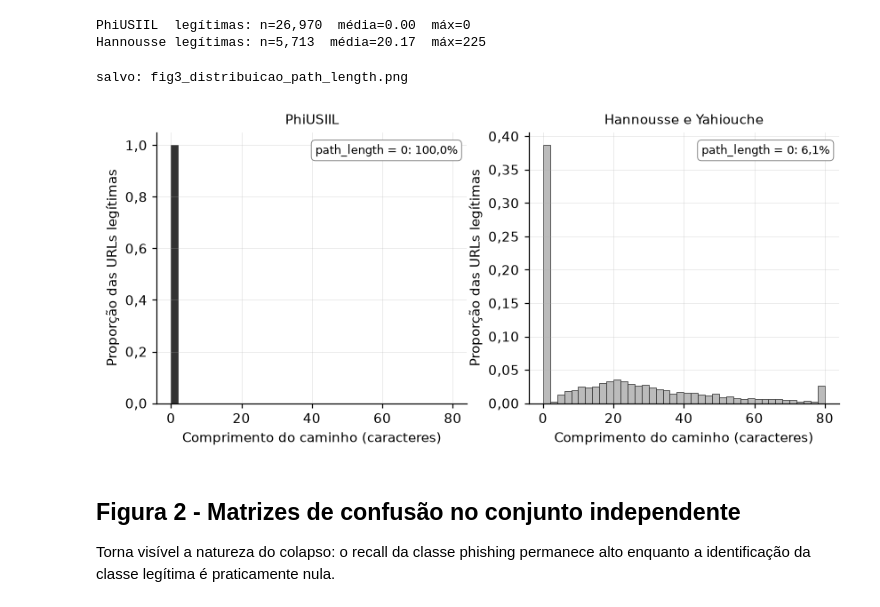
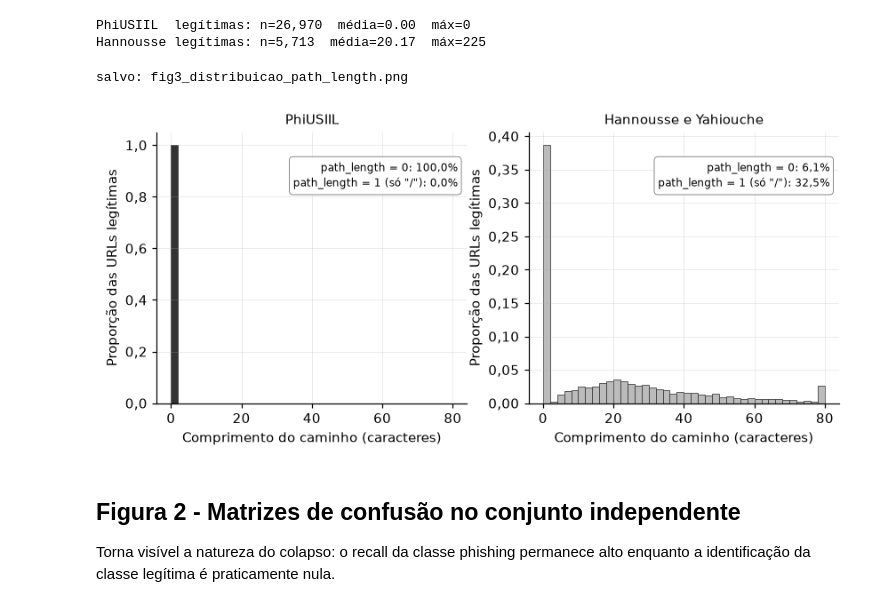
Before and after one commit to mduda-mac/tcc-phishing, a Jupyter notebook: notebooks/03_figuras.ipynb, the cells around one changed output. Saved outputs shown, nothing was run; the diff lists cells and outputs as text; code cells hidden in the pictures.

Commit message:
Figura 3: caixa com caminho vazio e caminho só com barra
Co-Authored-By: Claude Opus 5.5 <noreply@anthropic.com>

```diff
--- a/notebooks/03_figuras.ipynb
+++ b/notebooks/03_figuras.ipynb
@@ -146,36 +146,39 @@ Hannousse legítimas: n=5,713  média=20.17  máx=225
 # Eixos verticais independentes e escala em proporção: os dois conjuntos têm
 # tamanhos muito diferentes, e uma escala compartilhada em contagem absoluta
 # tornaria o painel do Hannousse ilegível.
 fig, (ax1, ax2) = plt.subplots(1, 2, figsize=(9, 3.6))
 
 limite = 80
 bins = np.linspace(0, limite, 41)
 
 for ax, dados, titulo, cor in [
     (ax1, leg_phiusiil, "PhiUSIIL", CINZA_ESCURO),
     (ax2, leg_hannousse, "Hannousse e Yahiouche", CINZA_CLARO),
 ]:
     pesos = np.ones(len(dados)) / len(dados)
     ax.hist(dados.clip(upper=limite), bins=bins, weights=pesos, color=cor,
             edgecolor=CINZA_ESCURO, linewidth=0.5)
     ax.set_xlabel("Comprimento do caminho (caracteres)")
     ax.set_title(titulo, fontsize=10)
     prop_zero = (dados == 0).mean()
-    ax.text(0.97, 0.92, f"path_length = 0: {br(prop_zero * 100, 1)}%",
-            transform=ax.transAxes, ha="right", fontsize=8.5,
+    prop_barra = (dados == 1).mean()
+    ax.text(0.97, 0.80,
+            f"path_length = 0: {br(prop_zero * 100, 1)}%\n"
+            f"path_length = 1 (só \"/\"): {br(prop_barra * 100, 1)}%",
+            transform=ax.transAxes, ha="right", fontsize=8, linespacing=1.4,
             bbox=dict(boxstyle="round,pad=0.35", facecolor="white",
                       edgecolor="gray", linewidth=0.6))
 
 eixo_br(ax1, "y", 1)
 eixo_br(ax2, "y", 2)
 ax1.set_ylabel("Proporção das URLs legítimas")
 ax2.set_ylabel("Proporção das URLs legítimas")
 
 salvar(fig, "fig3_distribuicao_path_length")
 plt.show()
 # %% [output]
 salvo: fig3_distribuicao_path_length.png
-[figure, old version]
+[figure, new version]
 # %% [markdown]
 ## Figura 2 - Matrizes de confusão no conjunto independente
 
```
Also changed, not shown: parts of 1 cell of this notebook, 1 other file.
